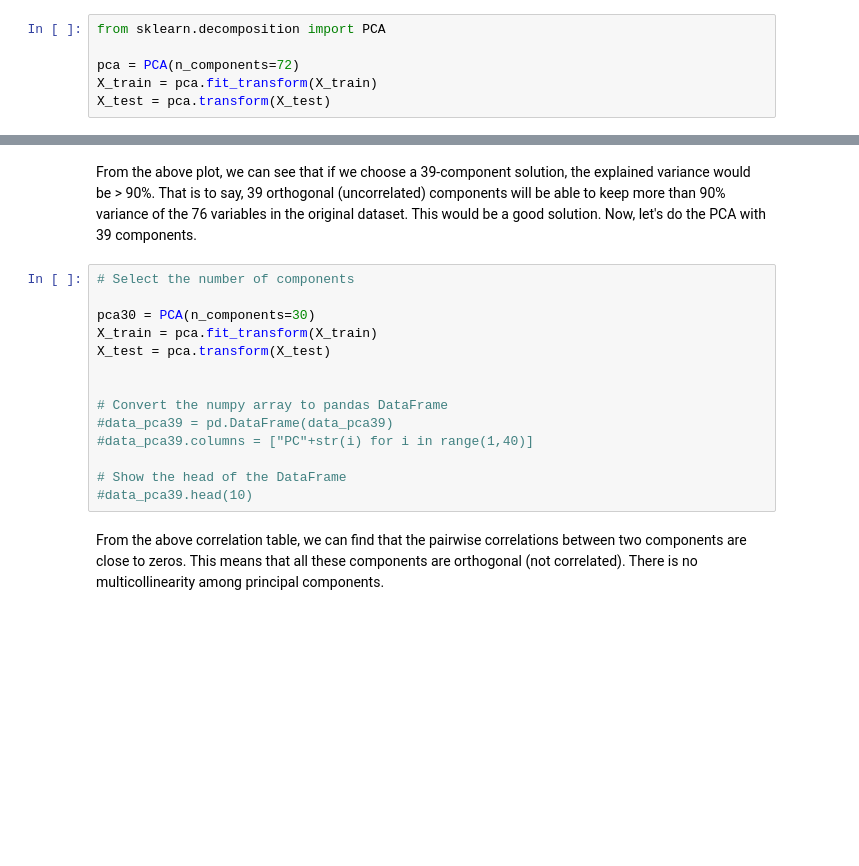
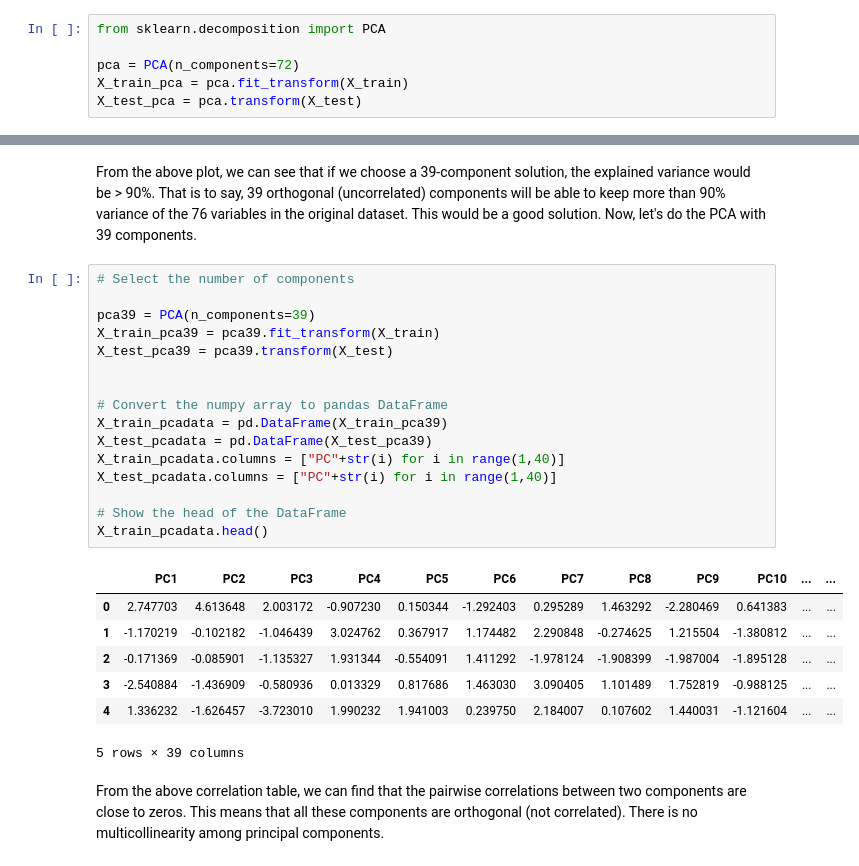
Before and after one commit to chadasravani/IST5520_Group1_NYPD_Complaint_Data, a Jupyter notebook: Project_new.ipynb, the cells around one changed output, grey strips where cells are left out. Saved outputs shown, nothing was run; the diff lists cells and outputs as text; blank space fills up the shorter version.

```diff
--- a/Project_new.ipynb
+++ b/Project_new.ipynb
@@ -638,8 +623,8 @@ Normalization does not change the correlation between variables.
 from sklearn.decomposition import PCA
 
 pca = PCA(n_components=72)
-X_train = pca.fit_transform(X_train)
-X_test = pca.transform(X_test)
+X_train_pca = pca.fit_transform(X_train)
+X_test_pca = pca.transform(X_test)
 # %%
 explained_variance = pca.explained_variance_ratio_
 explained_variance
@@ -693,17 +678,27 @@ From the above plot, we can see that if we choose a 39-component solution, the e
 # %%
 # Select the number of components
 
-pca30 = PCA(n_components=30)
-X_train = pca.fit_transform(X_train)
-X_test = pca.transform(X_test)
+pca39 = PCA(n_components=39)
+X_train_pca39 = pca39.fit_transform(X_train)
+X_test_pca39 = pca39.transform(X_test)
 
 
 # Convert the numpy array to pandas DataFrame
-#data_pca39 = pd.DataFrame(data_pca39)
-#data_pca39.columns = ["PC"+str(i) for i in range(1,40)]
+X_train_pcadata = pd.DataFrame(X_train_pca39)
+X_test_pcadata = pd.DataFrame(X_test_pca39)
+X_train_pcadata.columns = ["PC"+str(i) for i in range(1,40)]
+X_test_pcadata.columns = ["PC"+str(i) for i in range(1,40)]
 
 # Show the head of the DataFrame
-#data_pca39.head(10)
+X_train_pcadata.head()
+# %% [output]
+|  | PC1 | PC2 | PC3 | PC4 | PC5 | PC6 | PC7 | PC8 | PC9 | PC10 | ... | ... |
+| 0 | 2.747703 | 4.613648 | 2.003172 | -0.907230 | 0.150344 | -1.292403 | 0.295289 | 1.463292 | -2.280469 | 0.641383 | ... | ... |
+| 1 | -1.170219 | -0.102182 | -1.046439 | 3.024762 | 0.367917 | 1.174482 | 2.290848 | -0.274625 | 1.215504 | -1.380812 | ... | ... |
+| 2 | -0.171369 | -0.085901 | -1.135327 | 1.931344 | -0.554091 | 1.411292 | -1.978124 | -1.908399 | -1.987004 | -1.895128 | ... | ... |
+| 3 | -2.540884 | -1.436909 | -0.580936 | 0.013329 | 0.817686 | 1.463030 | 3.090405 | 1.101489 | 1.752819 | -0.988125 | ... | ... |
+| 4 | 1.336232 | -1.626457 | -3.723010 | 1.990232 | 1.941003 | 0.239750 | 2.184007 | 0.107602 | 1.440031 | -1.121604 | ... | ... |
+5 rows × 39 columns
 # %% [markdown]
 From the above correlation table, we can find that the pairwise correlations between two components are close to zeros. This means that all these components are orthogonal (not correlated). There is no multicollinearity among principal components.
 # %% [markdown]
```
Also changed, not shown: parts of 85 cells of this notebook.
